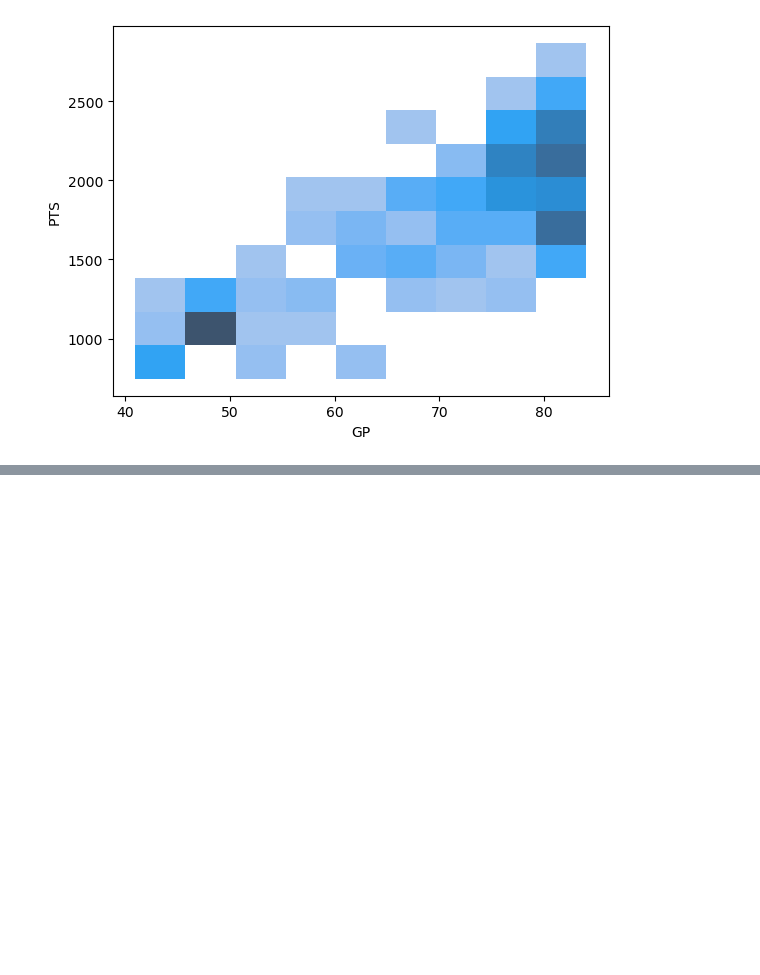
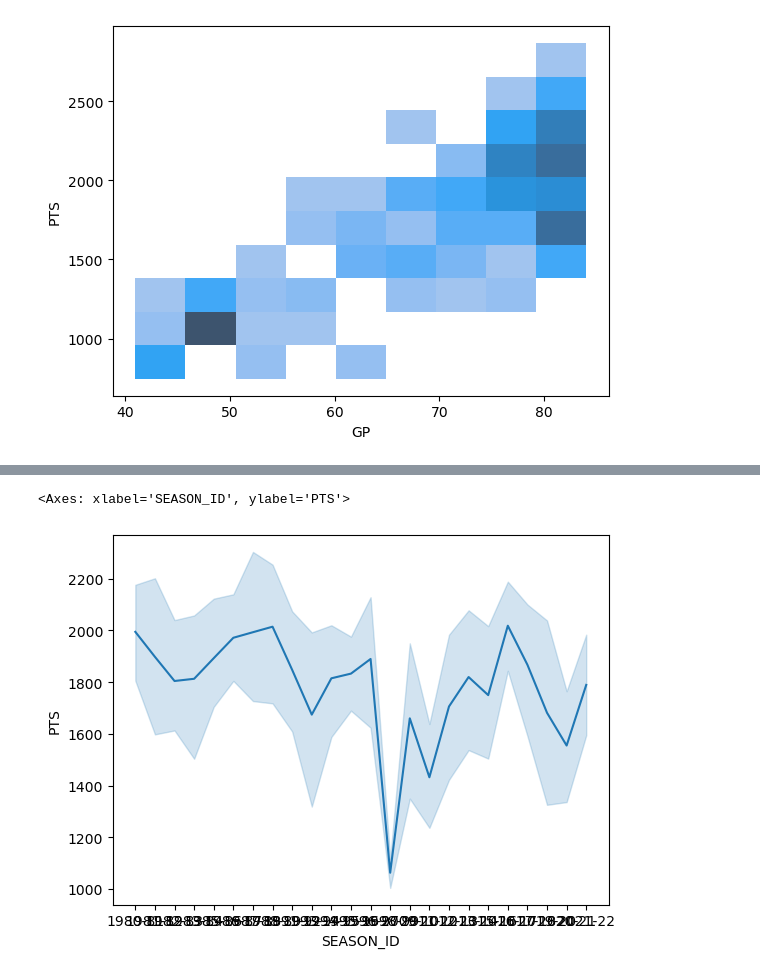
Before and after one commit to ColeSlattery/info24Project, a Jupyter notebook: visualizationsStart.ipynb, the cells around one changed output, grey strips where cells are left out. Saved outputs shown, nothing was run; the diff lists cells and outputs as text; code cells hidden in the pictures; blank space fills up the shorter version.

```diff
--- a/visualizationsStart.ipynb
+++ b/visualizationsStart.ipynb
@@ -57,0 +63,5 @@ sns.histplot(data=mainDFCLEAN, x = 'GP',y='PTS')
+# %%
+sns.lineplot(data=mainDFCLEAN, x = 'SEASON_ID',y='PTS')
+# %% [output]
+<Axes: xlabel='SEASON_ID', ylabel='PTS'>
+[figure, added]
```
Also changed, not shown: parts of 2 cells of this notebook, 1 other file.
